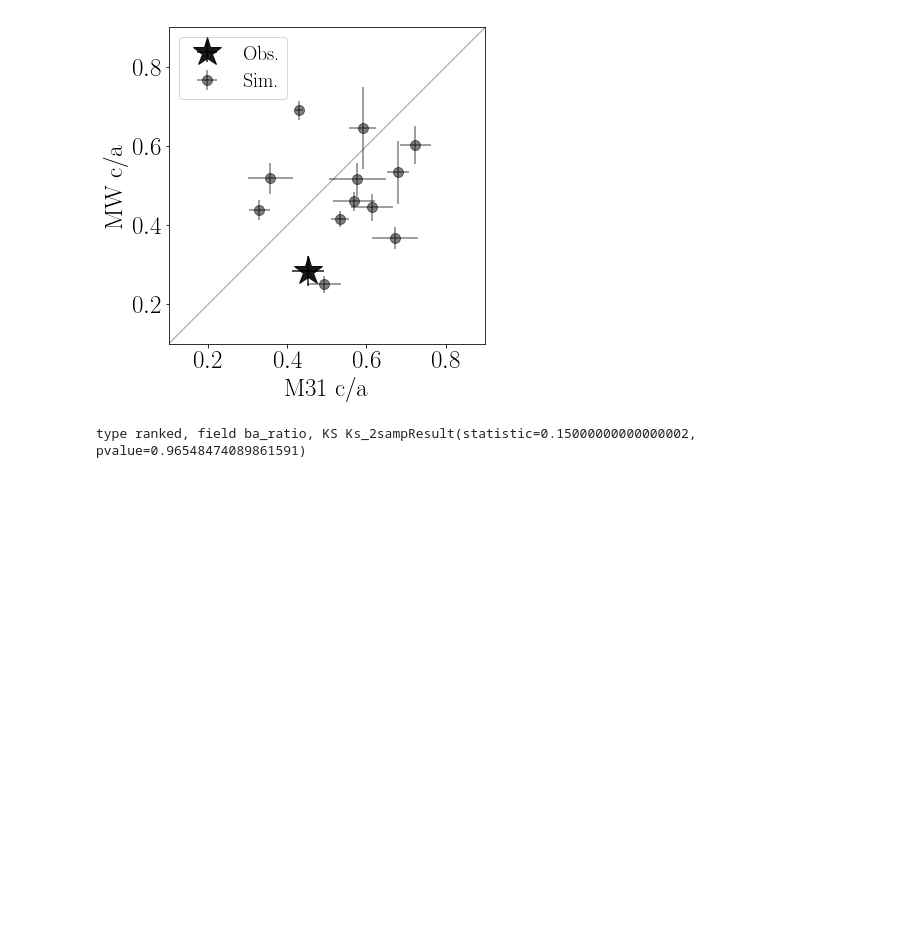
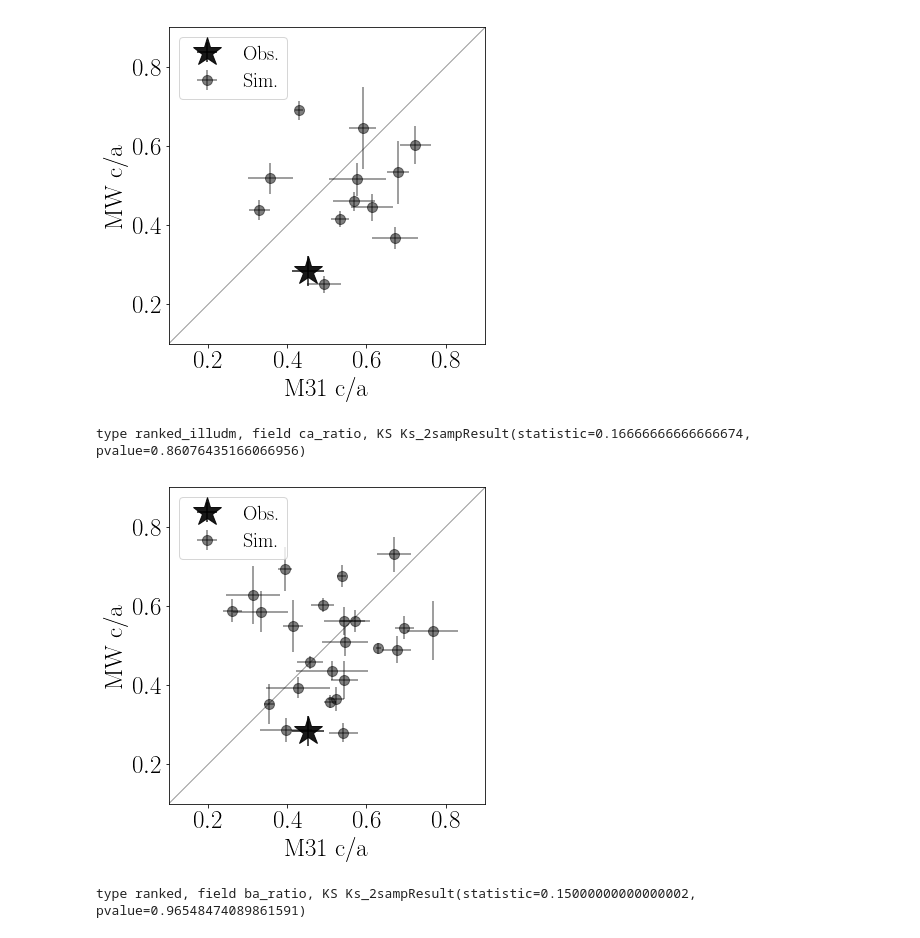
Before and after one commit to astroandes/SatelliteShapeLG, a Jupyter notebook: code/plot.ipynb, the cells around one changed output. Drawn from its saved outputs; the diff is of its cells as text; code cells hidden in the pictures; blank space fills up the shorter version.

```diff
--- a/code/plot.ipynb
+++ b/code/plot.ipynb
@@ -423,6 +436,14 @@ scatter_plot(M31_obs_vmag_sorted, MW_obs_vmag_sorted,
 # %% [output]
 type ranked_elvis, field ca_ratio, KS Ks_2sampResult(statistic=0.33333333333333331, pvalue=0.43330893681048638)
 [figure]
+# %%
+scatter_plot(M31_obs_vmag_sorted, MW_obs_vmag_sorted,
+             M31_sim_vmax_sorted_illudm, MW_sim_vmax_sorted_illudm,
+             put_legend=True,
+             field='ca_ratio', title='ranked_illudm')
+# %% [output]
+type ranked_illudm, field ca_ratio, KS Ks_2sampResult(statistic=0.16666666666666674, pvalue=0.86076435166066956)
+[figure, added]
 # %%
 scatter_plot(M31_obs_vmag_sorted, MW_obs_vmag_sorted,
              M31_sim_vmax_sorted, MW_sim_vmax_sorted,
```
Also changed, not shown: parts of 7 cells of this notebook.
